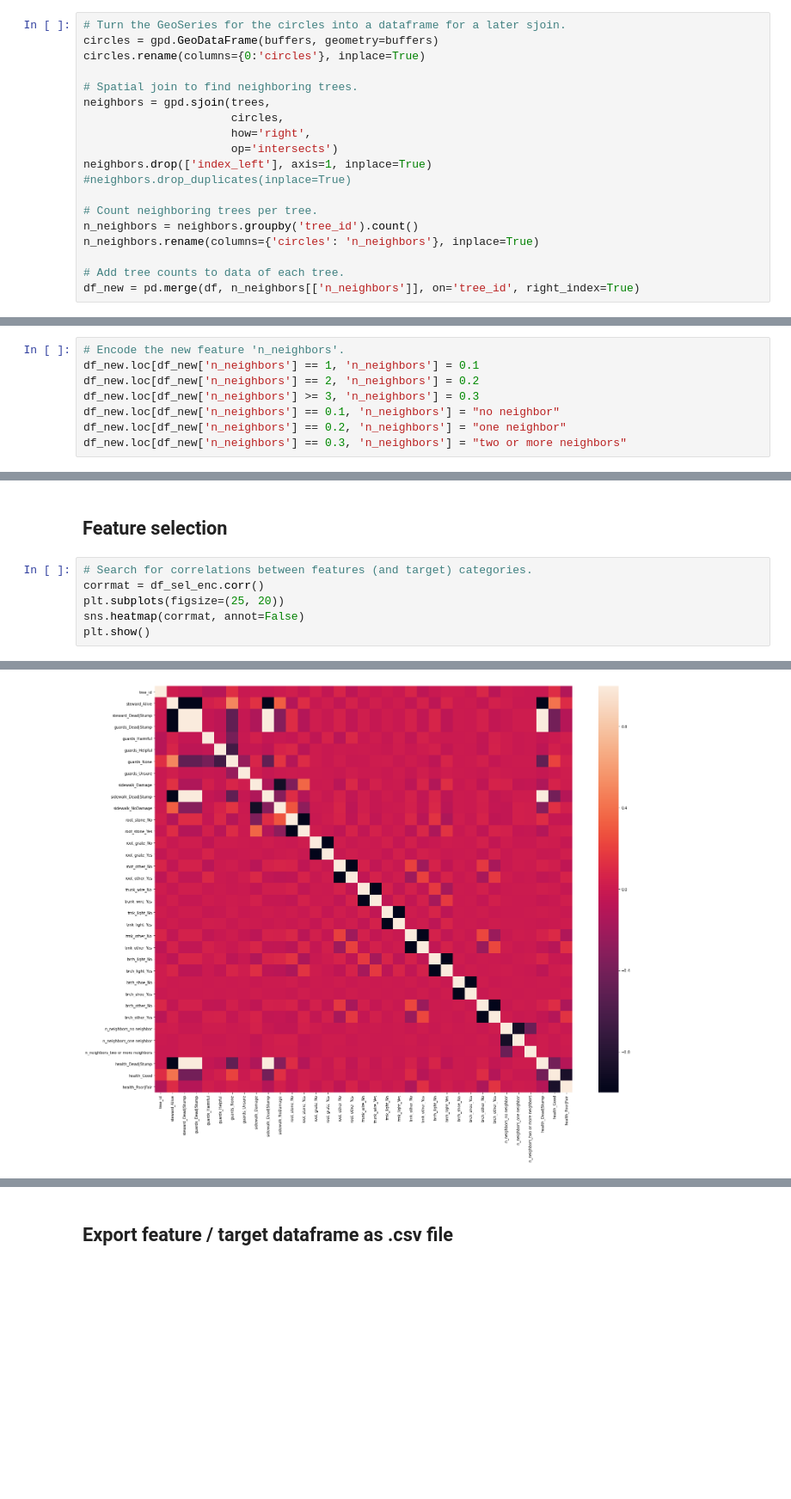
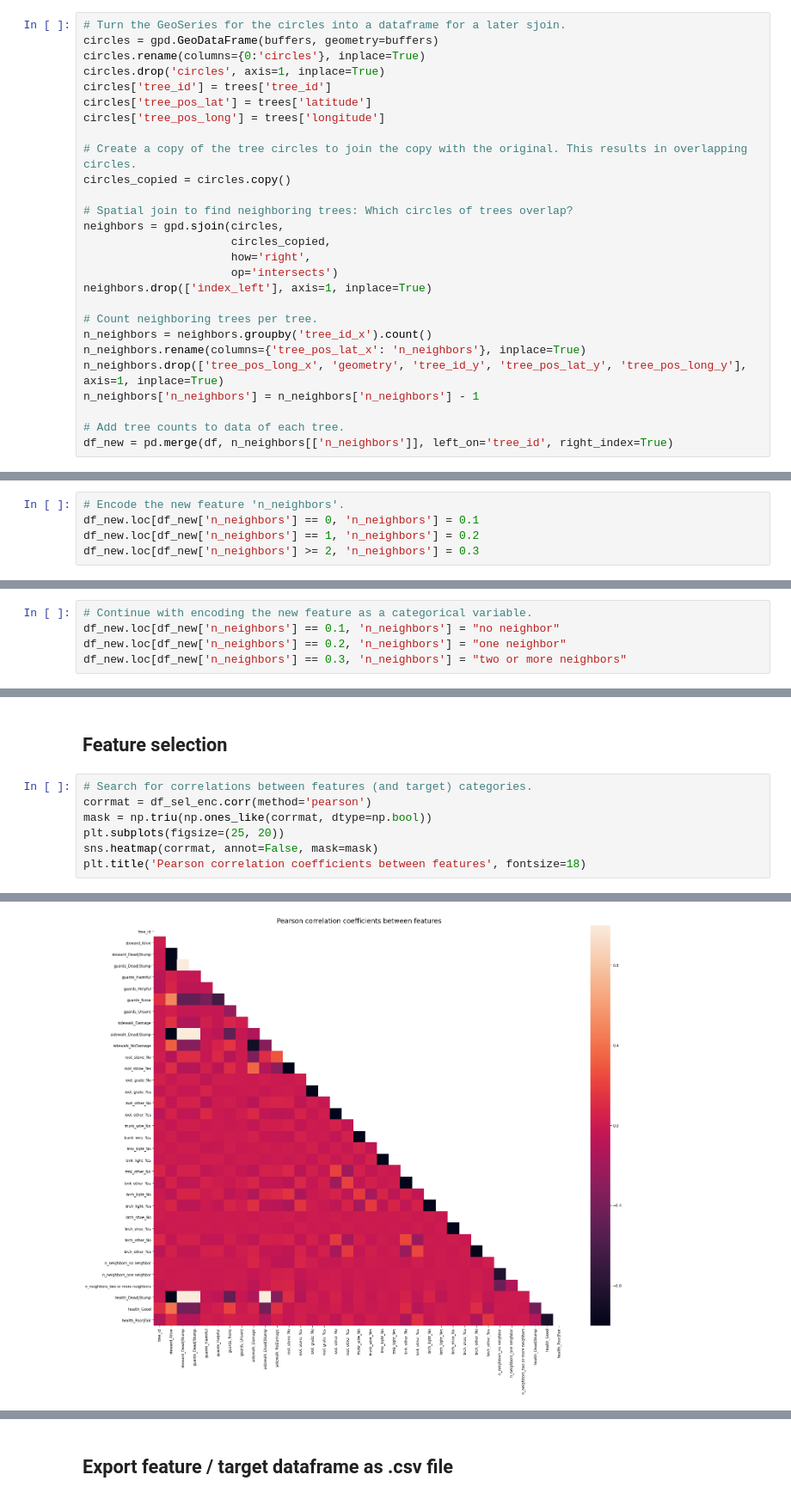
Before and after one commit to lezneklihp/dsend_project_4, a Jupyter notebook: featureeng_trees.ipynb, the cells around one changed output, grey strips where cells are left out. Shown at 86% size. Saved outputs shown, nothing was run; the diff lists cells and outputs as text; blank space fills up the shorter version.

```diff
--- a/featureeng_trees.ipynb
+++ b/featureeng_trees.ipynb
@@ -45,18 +48,26 @@ trees.crs = {'init': 'epsg:4326', 'no_defs': True}
 # Turn the GeoSeries for the circles into a dataframe for a later sjoin.
 circles = gpd.GeoDataFrame(buffers, geometry=buffers)
 circles.rename(columns={0:'circles'}, inplace=True)
+circles.drop('circles', axis=1, inplace=True)
+circles['tree_id'] = trees['tree_id']
+circles['tree_pos_lat'] = trees['latitude']
+circles['tree_pos_long'] = trees['longitude']
 
-# Spatial join to find neighboring trees.
-neighbors = gpd.sjoin(trees,
-                      circles,
+# Create a copy of the tree circles to join the copy with the original. This results in overlapping circles.
+circles_copied = circles.copy()
+
+# Spatial join to find neighboring trees: Which circles of trees overlap?
+neighbors = gpd.sjoin(circles,
+                      circles_copied,
                       how='right',
                       op='intersects')
 neighbors.drop(['index_left'], axis=1, inplace=True)
-#neighbors.drop_duplicates(inplace=True)
 
 # Count neighboring trees per tree.
-n_neighbors = neighbors.groupby('tree_id').count()
-n_neighbors.rename(columns={'circles': 'n_neighbors'}, inplace=True)
+n_neighbors = neighbors.groupby('tree_id_x').count()
+n_neighbors.rename(columns={'tree_pos_lat_x': 'n_neighbors'}, inplace=True)
+n_neighbors.drop(['tree_pos_long_x', 'geometry', 'tree_id_y', 'tree_pos_lat_y', 'tree_pos_long_y'], axis=1, inplace=True)
+n_neighbors['n_neighbors'] = n_neighbors['n_neighbors'] - 1
 
 # Add tree counts to data of each tree.
-df_new = pd.merge(df, n_neighbors[['n_neighbors']], on='tree_id', right_index=True)
+df_new = pd.merge(df, n_neighbors[['n_neighbors']], left_on='tree_id', right_index=True)
@@ -86,0 +108,5 @@ neighbors_counts[(neighbors_counts['n_neighbors'] > 1) & \
+# %%
+# Encode the new feature 'n_neighbors'.
+df_new.loc[df_new['n_neighbors'] == 0, 'n_neighbors'] = 0.1
+df_new.loc[df_new['n_neighbors'] == 1, 'n_neighbors'] = 0.2
+df_new.loc[df_new['n_neighbors'] >= 2, 'n_neighbors'] = 0.3
@@ -87,8 +166,5 @@ neighbors_counts[(neighbors_counts['n_neighbors'] > 1) & \
 # %%
-# Encode the new feature 'n_neighbors'.
-df_new.loc[df_new['n_neighbors'] == 1, 'n_neighbors'] = 0.1
-df_new.loc[df_new['n_neighbors'] == 2, 'n_neighbors'] = 0.2
-df_new.loc[df_new['n_neighbors'] >= 3, 'n_neighbors'] = 0.3
+# Continue with encoding the new feature as a categorical variable.
 df_new.loc[df_new['n_neighbors'] == 0.1, 'n_neighbors'] = "no neighbor"
 df_new.loc[df_new['n_neighbors'] == 0.2, 'n_neighbors'] = "one neighbor"
 df_new.loc[df_new['n_neighbors'] == 0.3, 'n_neighbors'] = "two or more neighbors"
@@ -130,8 +206,9 @@ plt.show()
 ## Feature selection
 # %%
 # Search for correlations between features (and target) categories.
-corrmat = df_sel_enc.corr()
+corrmat = df_sel_enc.corr(method='pearson')
+mask = np.triu(np.ones_like(corrmat, dtype=np.bool))
 plt.subplots(figsize=(25, 20))
-sns.heatmap(corrmat, annot=False)
-plt.show()
+sns.heatmap(corrmat, annot=False, mask=mask)
+plt.title('Pearson correlation coefficients between features', fontsize=18)
 # %% [output]
@@ -138,4 +216,4 @@ plt.show()
-[figure, old version]
+[figure, new version]
 # %%
 x = df_sel_enc[list(df_sel_enc.columns)[1:32]].values
 y = df_sel_enc[list(df_sel_enc.columns)[32:]]
```
Also changed, not shown: parts of 15 cells of this notebook, 13 other files.
